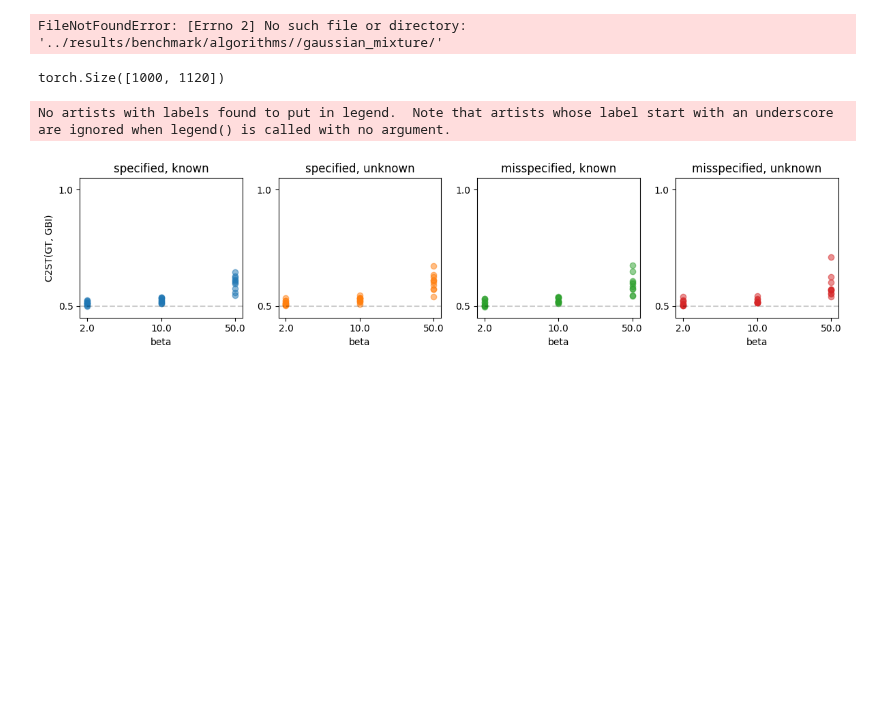
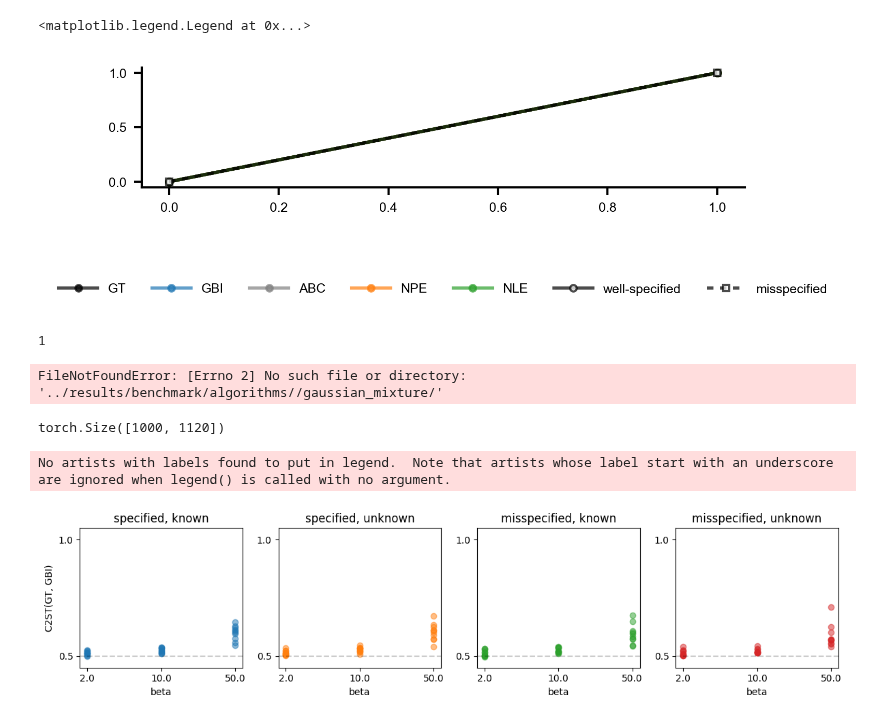
Before and after one commit to mackelab/neuralgbi, a Jupyter notebook: paper/fig2/notebooks/01_benchmark_results.ipynb, the cells around one changed output. Saved outputs shown, nothing was run; the diff lists cells and outputs as text; code cells hidden in the pictures; blank space fills up the shorter version.

```diff
--- a/paper/fig2/notebooks/01_benchmark_results.ipynb
+++ b/paper/fig2/notebooks/01_benchmark_results.ipynb
@@ -1,22 +1,19 @@
 # %%
+%matplotlib inline
 import torch
-import pickle
 import matplotlib.pyplot as plt
 import matplotlib as mpl
 import numpy as np
 from os import listdir, path
 from sbi.analysis import pairplot
-from sbi.utils.metrics import c2st as C2ST
-from scipy import stats
-import itertools
+# from scipy import stats
 import pandas as pd
-from gbi import distances
-from gbi.benchmark.tasks.uniform_1d.task import UniformNoise1D
-from gbi.benchmark.tasks.two_moons.task import TwoMoonsGBI
-from gbi.benchmark.tasks.linear_gaussian.task import LinearGaussian
-from gbi.benchmark.tasks.gaussian_mixture.task import GaussianMixture
-
 import gbi.utils.utils as gbi_utils
 
+import matplotlib.font_manager
+font_files = matplotlib.font_manager.findSystemFonts(fontpaths=['../../fonts/'], fontext='ttf')
+matplotlib.font_manager.fontManager.addfont(font_files[0])
 
-# with mpl.rc_context(fname="../../../.matplotlibrc"):
+# specify matplotlib rc file
+plt.style.use('../../../.matplotlibrc')
+mpl.rcParams['font.family'] = 'Arial'
@@ -23,3 +187,22 @@ import gbi.utils.utils as gbi_utils
+# %%
+plt.figure(figsize=(5.,1), dpi=300)
+for i_a, alg in enumerate(C_DICT.keys()):
+    plt.plot([0,1], [0,1], 'o-', color=C_DICT[alg], alpha=0.7, label=alg)
+
+plt.plot([0,1], [0,1], 'ko-', mfc='w', alpha=0.7, label='well-specified')
+plt.plot([0,1], [0,1], 'k--s', mfc='w', alpha=0.7, label='misspecified', dashes=[2,2])
+
+# plt.legend(frameon=False, loc='lower center', bbox_to_anchor=(0.5,0))
+# put legend horizontally
+plt.legend(frameon=False, loc='lower center', bbox_to_anchor=(0.5,-1), ncol=7, handlelength=3)
+# plt.tight_layout()
+# %% [output]
+<matplotlib.legend.Legend at 0x...>
+[figure, added]
+# %%
+1
+# %% [output]
+1
 # %%
 task_name = "gaussian_mixture"
 inference_dir = "../../results/benchmark/algorithms/"
```
Also changed, not shown: parts of 36 cells of this notebook, 7 other files.
